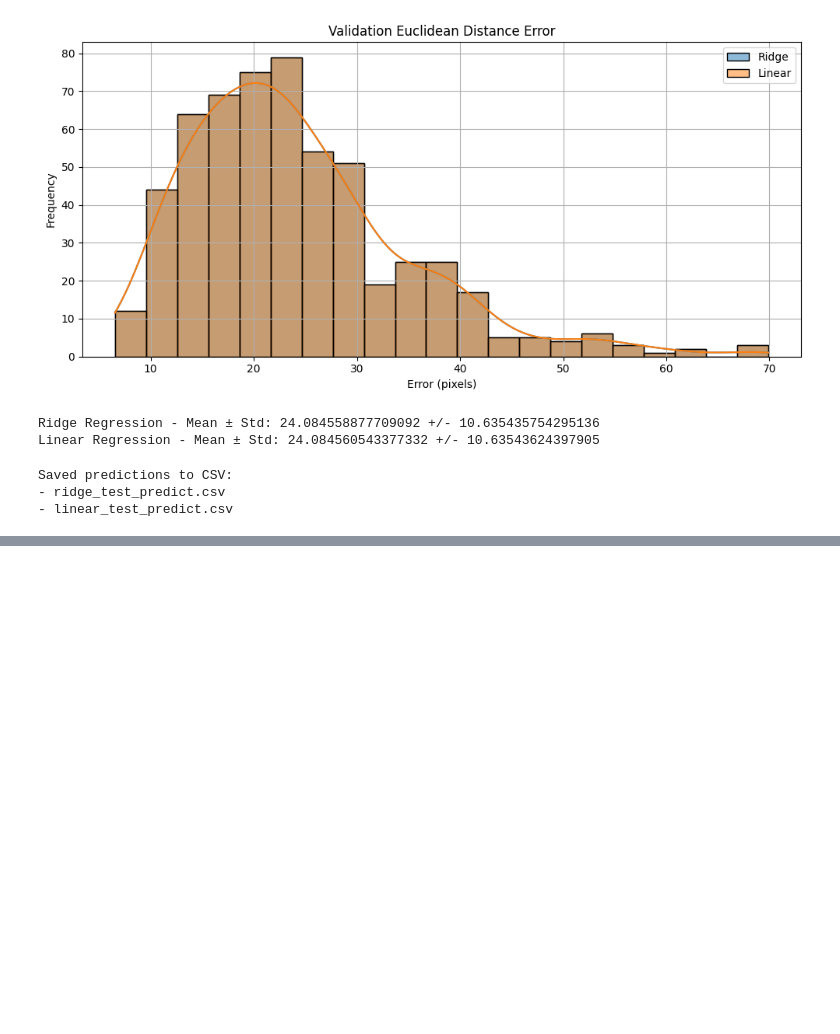
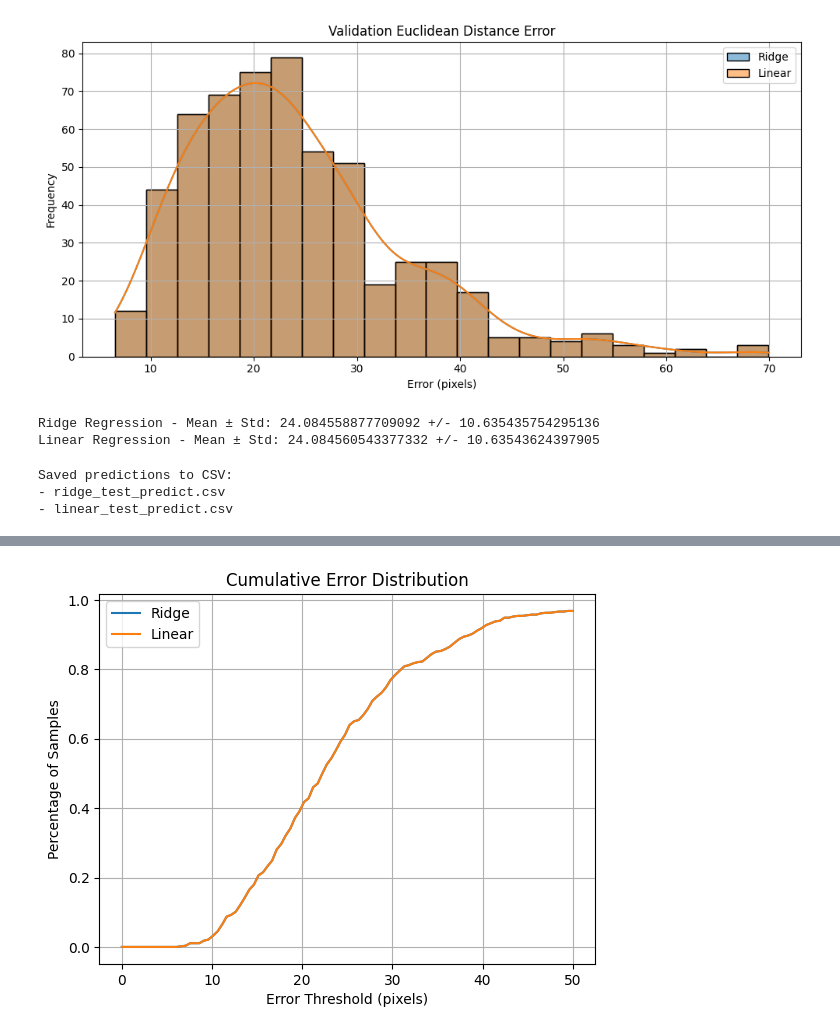
Before and after one commit to Noah-To/AML, a Jupyter notebook: AML_assignment_task_2.ipynb, the cells around one changed output, grey strips where cells are left out. Cells and saved outputs as stored; diff of their text form; code cells hidden in the pictures; blank space fills up the shorter version.

```diff
--- a/AML_assignment_task_2.ipynb
+++ b/AML_assignment_task_2.ipynb
@@ -119,0 +156,15 @@ Saved predictions to CSV:
+# %%
+thresholds = np.linspace(0, 50, 100)
+ridge_cdf = [np.mean(ridge_value_error < t) for t in thresholds]
+linear_cdf = [np.mean(lin_value_error < t) for t in thresholds]
+
+plt.plot(thresholds, ridge_cdf, label='Ridge')
+plt.plot(thresholds, linear_cdf, label='Linear')
+plt.xlabel("Error Threshold (pixels)")
+plt.ylabel("Percentage of Samples")
+plt.title("Cumulative Error Distribution")
+plt.legend()
+plt.grid(True)
+plt.show()
+# %% [output]
+[figure, added]
```
Also changed, not shown: parts of 2 cells of this notebook.
